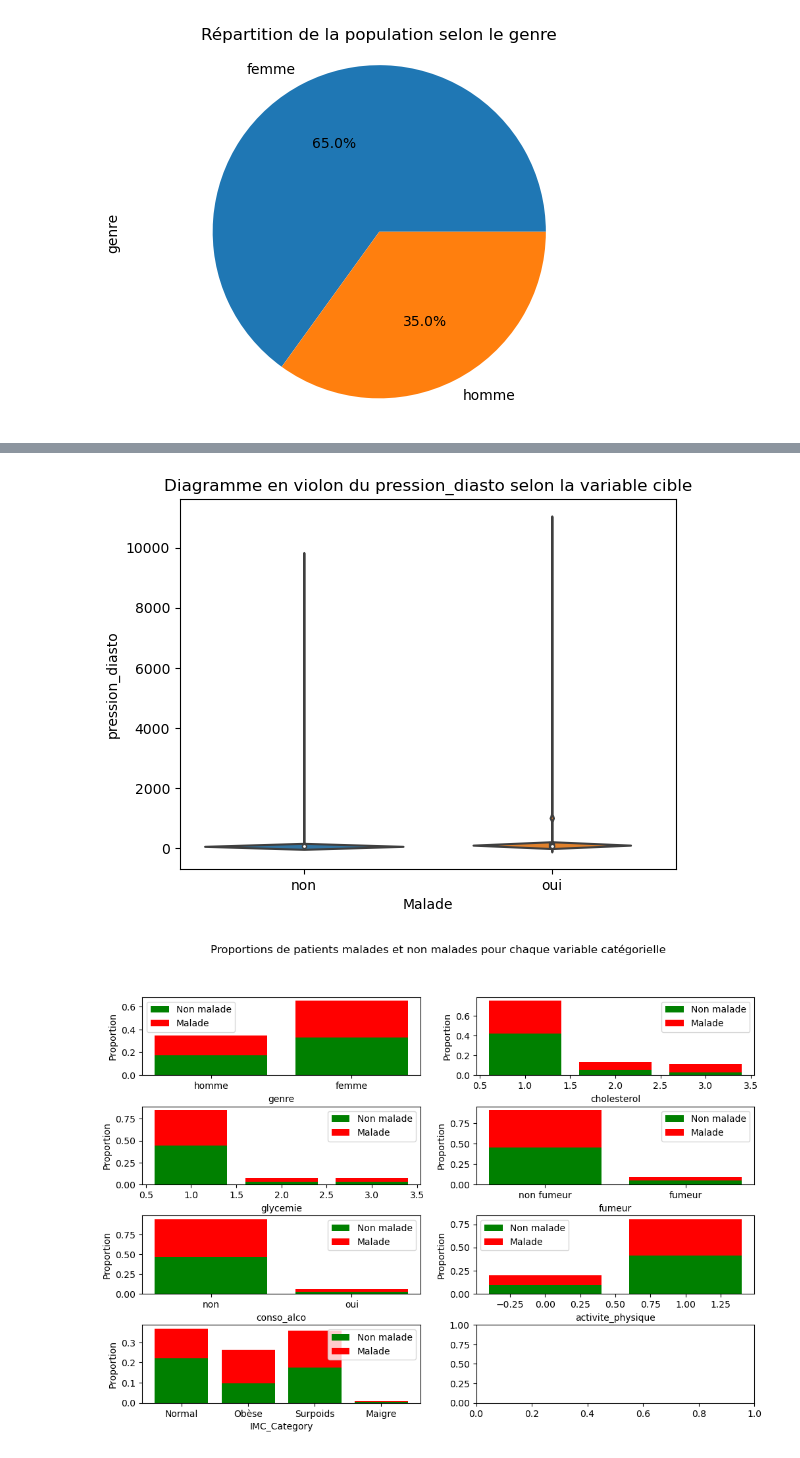
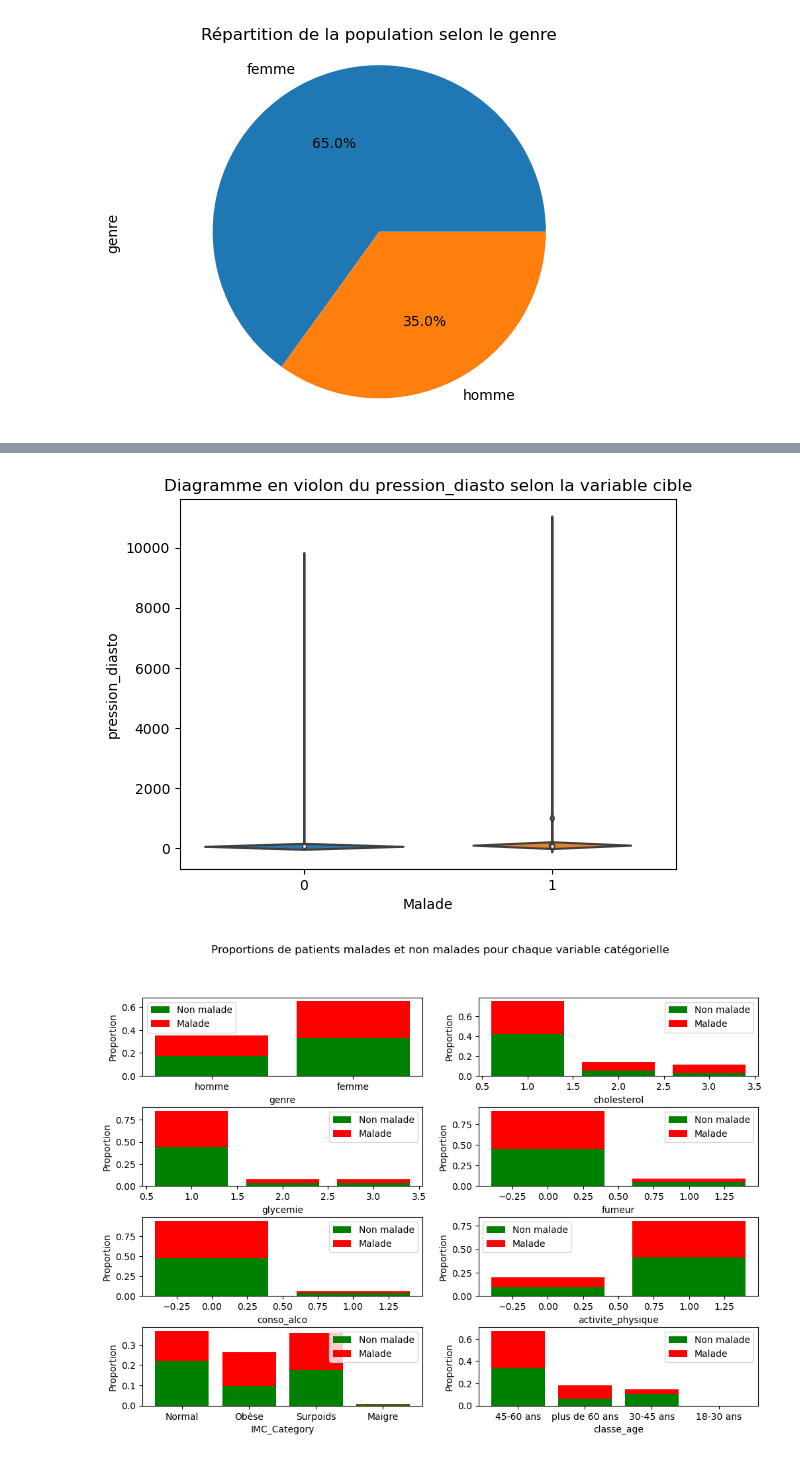
Before and after one commit to corentinGregoire/TP-Moreau, a Jupyter notebook: Dataviz.ipynb, the cells around one changed output, grey strips where cells are left out. Drawn from its saved outputs; the diff is of its cells as text; code cells hidden in the pictures.

Commit message:
Ajout visualisation, corrélation/v de cramer

```diff
--- a/Dataviz.ipynb
+++ b/Dataviz.ipynb
@@ -7,3 +7,7 @@ import numpy as np
 data = pd.read_csv('maladie_cardiaque.csv', usecols=lambda column: column != 'Unnamed: 0',index_col = 'id')
 # %%
 data['cholesterol'] = data["cholesterol"].map({'normal': 1, 'eleve': 2, 'tres eleve':3})
+# %%
+data['malade'] = data["malade"].map({'oui': 1, 'non': 0})
+data['fumeur'] = data["fumeur"].map({'fumeur': 1, 'non fumeur': 0})
+data['conso_alco'] = data["conso_alco"].map({'oui': 1, 'non': 0})
@@ -10,5 +28,14 @@ data['cholesterol'] = data["cholesterol"].map({'normal': 1, 'eleve': 2, 'tres el
 # %%
 data["age"] = round(data["age"]/365.25,2)
+# %%
+# Créer les intervalles pour les classes d'âge
+bins = [0, 18, 30, 45, 60, 100]
+
+# Créer les étiquettes pour les classes d'âge
+labels = ['moins de 18 ans', '18-30 ans', '30-45 ans', '45-60 ans', 'plus de 60 ans']
+
+# Créer une nouvelle colonne 'classe_age' en utilisant la méthode cut()
+data['classe_age'] = pd.cut(data['age'], bins=bins, labels=labels)
 # %%
 data.sample(3)
 # %% [output]
@@ -101,7 +128,7 @@ plt.ylabel('pression_diasto')
 plt.title('Diagramme en violon du pression_diasto selon la variable cible')
 plt.show()
 # %% [output]
-[figure, old version]
+[figure, new version]
 # %%
 def stacked_barplot(data, target_col, cat_cols):
     """
@@ -110,7 +137,7 @@ def stacked_barplot(data, target_col, cat_cols):
     """
     # Calculer le nombre total de patients malades et non malades
     num_patients = len(data)
-    num_malades = len(data[data[target_col] == 'oui'])
+    num_malades = len(data[data[target_col] == 1])
     num_non_malades = num_patients - num_malades
 
     # Parcourir les variables catégorielles et créer un subplot pour chaque variable
@@ -123,8 +150,8 @@ def stacked_barplot(data, target_col, cat_cols):
     for i, col in enumerate(cat_cols):
         # Calculer le nombre de patients malades et non malades pour chaque catégorie de la variable
         categories = data[col].unique()
-        malades_counts = [len(data[(data[col] == cat) & (data[target_col] == 'oui')]) for cat in categories]
-        non_malades_counts = [len(data[(data[col] == cat) & (data[target_col] == 'non')]) for cat in categories]
+        malades_counts = [len(data[(data[col] == cat) & (data[target_col] == 1)]) for cat in categories]
+        non_malades_counts = [len(data[(data[col] == cat) & (data[target_col] == 0)]) for cat in categories]
 
         # Normaliser les comptes pour obtenir des proportions
         malades_prop = [count/num_patients for count in malades_counts]
@@ -144,6 +171,6 @@ def stacked_barplot(data, target_col, cat_cols):
     # Afficher la figure
     plt.show()
 # %%
-stacked_barplot(data, 'malade', ['genre', 'cholesterol', 'glycemie', 'fumeur', 'conso_alco', 'activite_physique', 'IMC_Category'])
+stacked_barplot(data, 'malade', ['genre', 'cholesterol', 'glycemie', 'fumeur', 'conso_alco', 'activite_physique', 'IMC_Category', 'classe_age'])
 # %% [output]
-[figure, old version]
+[figure, new version]
```
Also changed, not shown: parts of 19 cells of this notebook, 1 other file.
